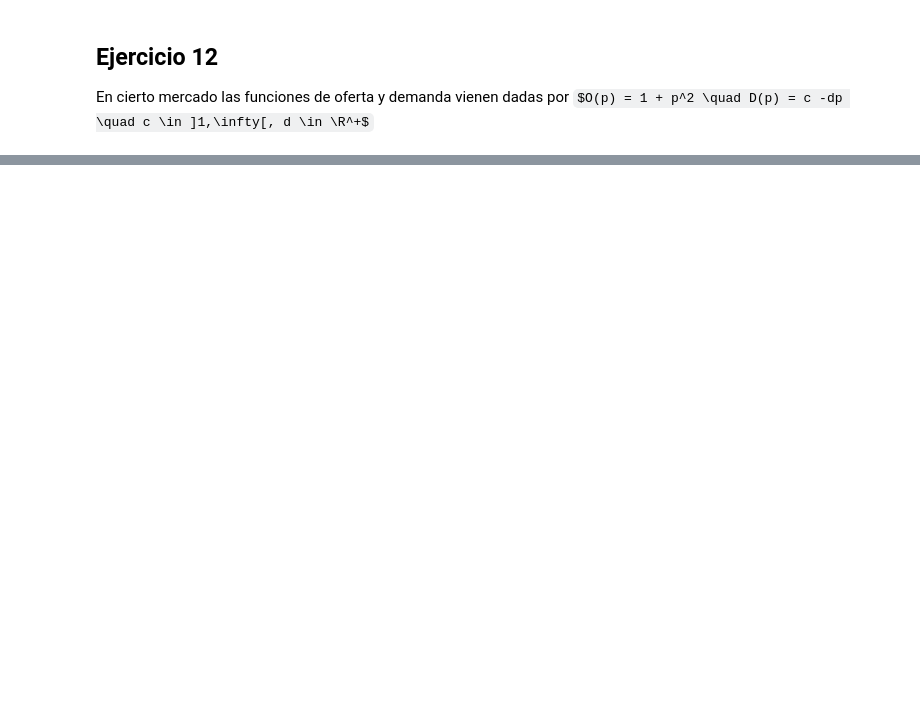
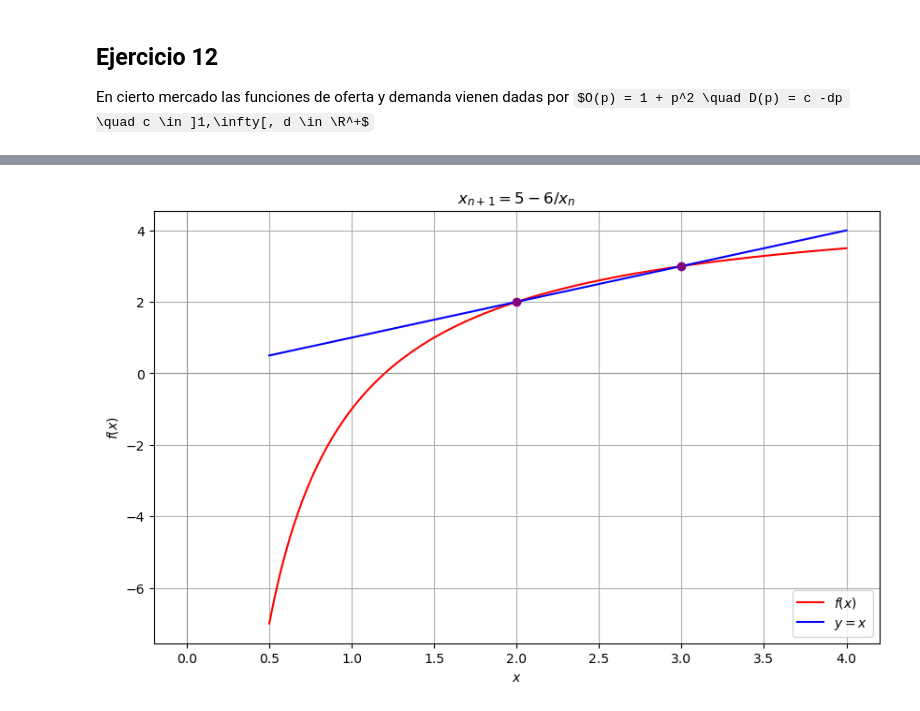
Before and after one commit to roberlks/ModelosMatematicos, a Jupyter notebook: Relacion2.ipynb, the cells around one changed output, grey strips where cells are left out. Saved outputs shown, nothing was run; the diff lists cells and outputs as text; code cells hidden in the pictures; some formulas as TeX source; blank space fills up the shorter version.

```diff
--- a/Relacion2.ipynb
+++ b/Relacion2.ipynb
@@ -640,0 +777,37 @@ plt.show()
+# %%
+def f(x):
+    return 5-6/x
+
+# Puntos del 2-ciclo
+cycle_points = [2, 3]
+
+# Rango de valores para x
+x = np.linspace(0.5,4, 400)
+y_f = f(x)
+y_identity = x
+
+# Crear la gráfica
+plt.figure(figsize=(10, 6))
+plt.plot(x, y_f, label='$f(x)$', color='red')
+plt.plot(x, y_identity, label='$y = x$', color='blue')
+plt.axhline(0, color='gray', lw=0.5)
+plt.axvline(0, color='gray', lw=0.5)
+plt.scatter(cycle_points, f(np.array(cycle_points)), color='purple', zorder=5)
+
+# Dibujar las iteraciones en los puntos del 2-ciclo
+for point in cycle_points:
+    x0 = point
+    for _ in range(2):
+        y0 = f(x0)
+        plt.plot([x0, x0], [x0, y0], 'k--', lw=0.5)
+        plt.plot([x0, y0], [y0, y0], 'k--', lw=0.5)
+        x0 = y0  # Actualizar x0 para la siguiente iteración
+
+plt.title('$ x_{n+1}=5 - 6/x_{n} $')
+plt.xlabel('$x$')
+plt.ylabel('$f(x)$')
+plt.legend()
+plt.grid(True)
+plt.show()
+# %% [output]
+[figure, added]
```
Also changed, not shown: parts of 23 cells of this notebook.
